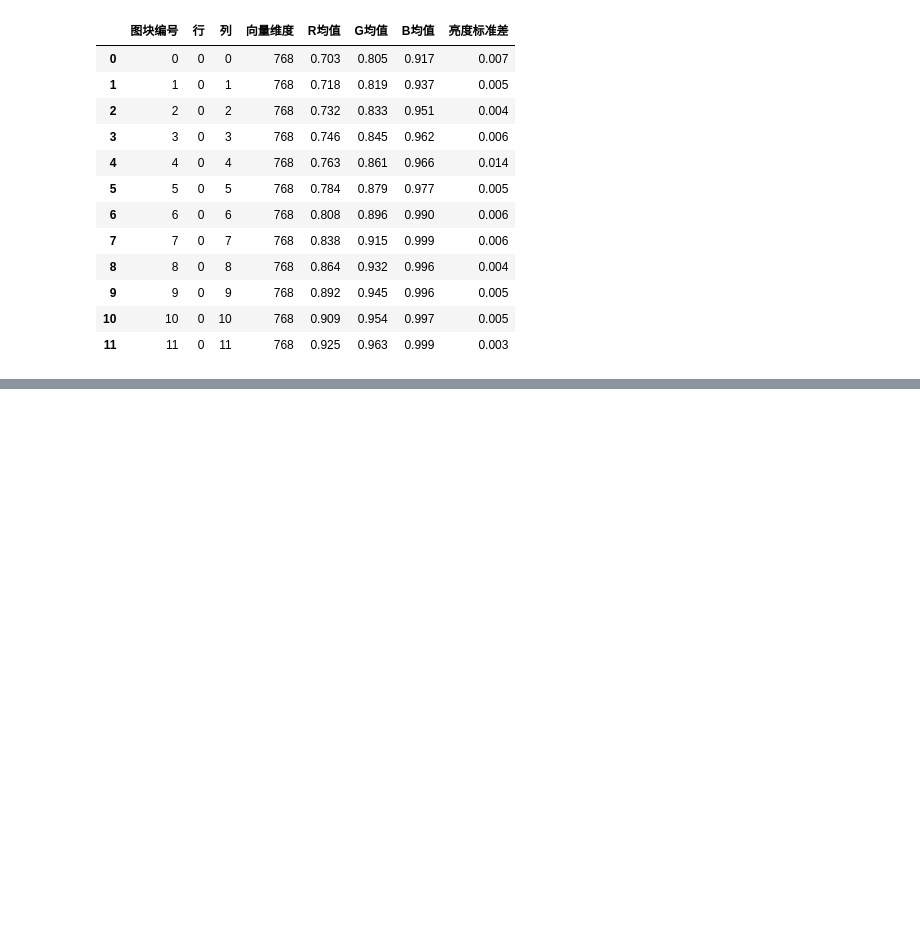
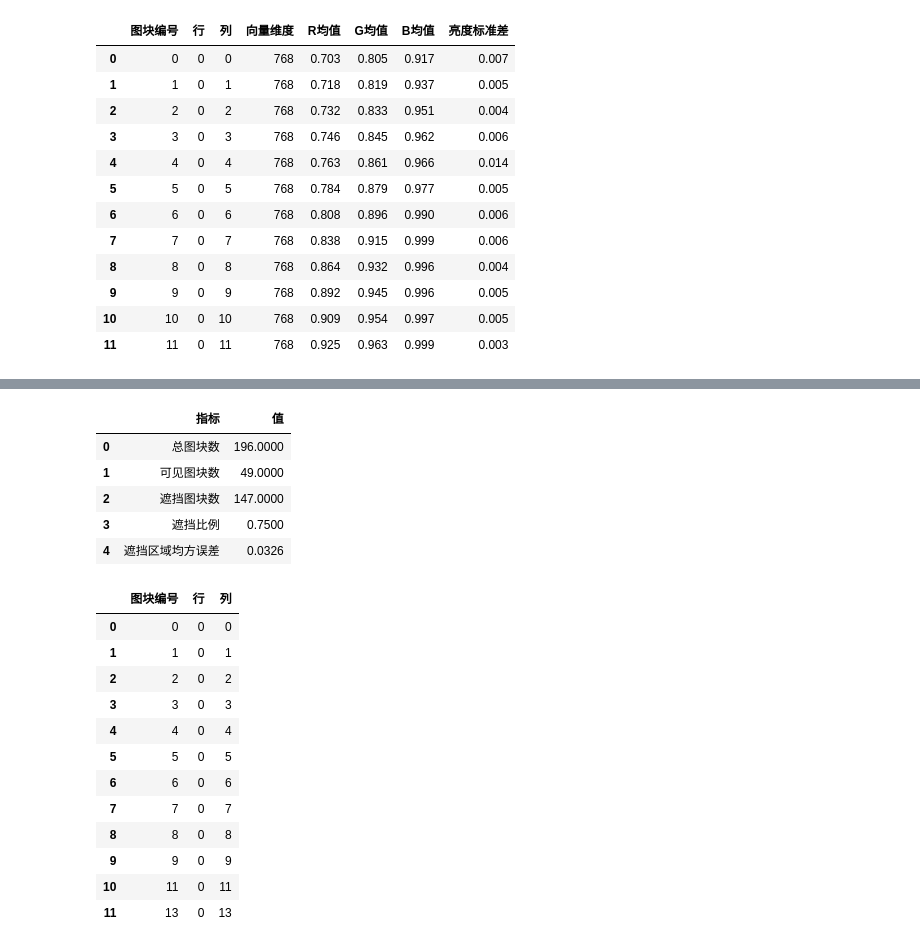
Before and after one commit to zhesun-0209/ai-thinking-labs, a Jupyter notebook: notebooks/ch10_mae_masking.ipynb, the cells around one changed output, grey strips where cells are left out. Drawn from its saved outputs; the diff is of its cells as text; code cells hidden in the pictures; blank space fills up the shorter version.

```diff
--- a/notebooks/ch10_mae_masking.ipynb
+++ b/notebooks/ch10_mae_masking.ipynb
@@ -141 +123,67 @@ display(mae_df)
+# %%
+# MAE 核心目标：随机遮挡大部分图块，再根据可见图块重建遮挡区域。
+rng = np.random.default_rng(4)
+mae_image = vit_image.astype(float)
+mae_patch = patch_size
+mae_grid = patch_grid
+num_patches = len(patch_tokens)
+mask_ratio = 0.75
+visible_ids = np.sort(rng.choice(num_patches, size=int(num_patches * (1 - mask_ratio)), replace=False))
+mae_mask = np.ones(num_patches, dtype=bool)
+mae_mask[visible_ids] = False
+masked_ids = np.flatnonzero(mae_mask)
+mae_mask_map = mae_mask.reshape(mae_grid, mae_grid)
+
+patch_vectors = patches.reshape(num_patches, mae_patch * mae_patch * 3)
+coords = np.array([divmod(idx, mae_grid) for idx in range(num_patches)], dtype=float)
+coords[:, 0] = coords[:, 0] / (mae_grid - 1)
+coords[:, 1] = coords[:, 1] / (mae_grid - 1)
+
+reconstructor = KNeighborsRegressor(n_neighbors=4, weights="distance")
+reconstructor.fit(coords[visible_ids], patch_vectors[visible_ids])
+pred_vectors = np.clip(reconstructor.predict(coords), 0, 1)
+pred_image = pred_vectors.reshape(mae_grid, mae_grid, mae_patch, mae_patch, 3).swapaxes(1, 2).reshape(224, 224, 3)
+
+mae_masked_image = mae_image.copy()
+mae_reconstruction = mae_image.copy()
+for patch_id in masked_ids:
+    row, col = divmod(patch_id, mae_grid)
+    r0, r1 = row * mae_patch, (row + 1) * mae_patch
+    c0, c1 = col * mae_patch, (col + 1) * mae_patch
+    mae_masked_image[r0:r1, c0:c1] = 0.72
+    mae_reconstruction[r0:r1, c0:c1] = pred_image[r0:r1, c0:c1]
+
+masked_positions = [{"图块编号": idx, "行": idx // mae_grid, "列": idx % mae_grid} for idx in masked_ids]
+mae_summary = pd.DataFrame({
+    "指标": ["总图块数", "可见图块数", "遮挡图块数", "遮挡比例", "遮挡区域均方误差"],
+    "值": [
+        num_patches,
+        len(visible_ids),
+        len(masked_ids),
+        round(float(mae_mask.mean()), 3),
+        round(float(mean_squared_error(mae_image[mae_masked_image == 0.72], mae_reconstruction[mae_masked_image == 0.72])), 4),
+    ],
+})
+display(mae_summary)
+display(pd.DataFrame(masked_positions).head(12))
+# %% [output]
+|  | 指标 | 值 |
+| 0 | 总图块数 | 196.0000 |
+| 1 | 可见图块数 | 49.0000 |
+| 2 | 遮挡图块数 | 147.0000 |
+| 3 | 遮挡比例 | 0.7500 |
+| 4 | 遮挡区域均方误差 | 0.0326 |
+|  | 图块编号 | 行 | 列 |
+| 0 | 0 | 0 | 0 |
+| 1 | 1 | 0 | 1 |
+| 2 | 2 | 0 | 2 |
+| 3 | 3 | 0 | 3 |
+| 4 | 4 | 0 | 4 |
+| 5 | 5 | 0 | 5 |
+| 6 | 6 | 0 | 6 |
+| 7 | 7 | 0 | 7 |
+| 8 | 8 | 0 | 8 |
+| 9 | 9 | 0 | 9 |
+| 10 | 11 | 0 | 11 |
+| 11 | 13 | 0 | 13 |
 # %%
```
Also changed, not shown: parts of 6 cells of this notebook, 24 other files.
